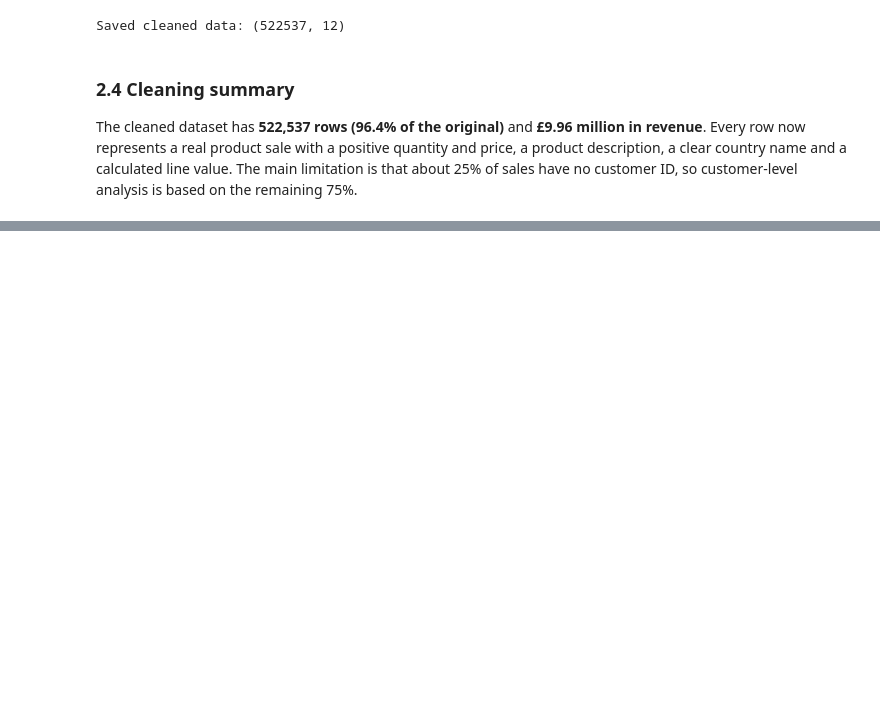
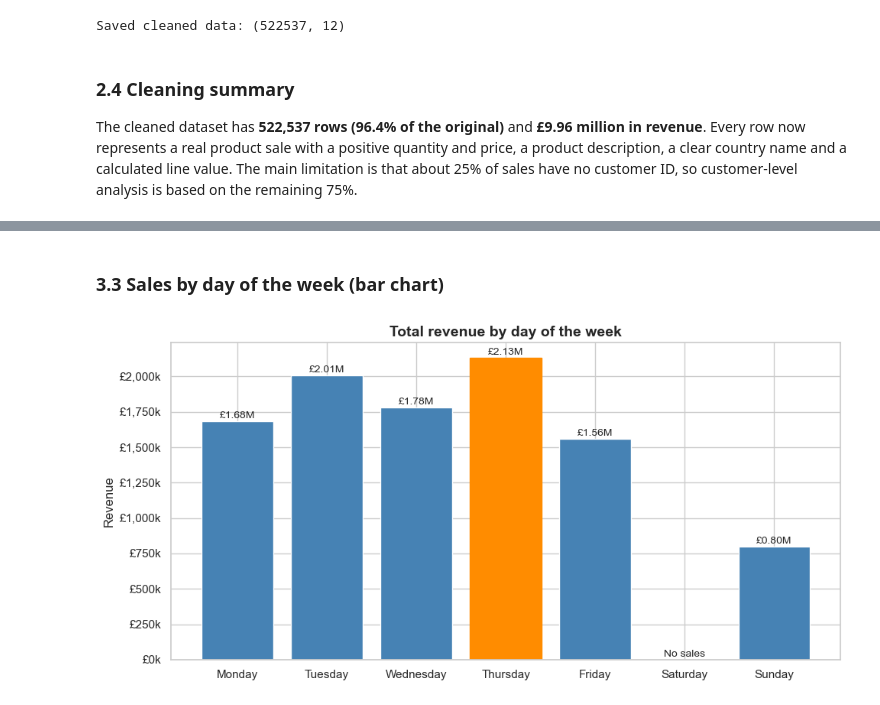
Before and after one commit to Enne08/online-retail-dashboard, a Jupyter notebook: online_retail_analysis.ipynb, the cells around one changed output, grey strips where cells are left out. Drawn from its saved outputs; the diff is of its cells as text; code cells hidden in the pictures; blank space fills up the shorter version.

```diff
--- a/online_retail_analysis.ipynb
+++ b/online_retail_analysis.ipynb
@@ -327,0 +433,22 @@ The cleaned dataset has **522,537 rows (96.4% of the original)** and **£9.96 mi
+# %% [markdown]
+### 3.3 Sales by day of the week (bar chart)
+# %%
+day_order = ["Monday", "Tuesday", "Wednesday", "Thursday", "Friday", "Saturday", "Sunday"]
+by_day = sales.groupby("DayOfWeek")["TotalPrice"].sum().reindex(day_order, fill_value=0)
+
+fig, ax = plt.subplots(figsize=(10, 5))
+bars = ax.bar(by_day.index, by_day.values, color="steelblue")
+bars[by_day.values.argmax()].set_color("darkorange")
+
+for bar in bars:
+    h = bar.get_height()
+    ax.text(bar.get_x() + bar.get_width() / 2, h + 20000,
+            f"£{h/1e6:.2f}M" if h > 0 else "No sales", ha="center", fontsize=10)
+
+ax.yaxis.set_major_formatter(mticker.FuncFormatter(lambda v, p: f"£{v/1000:,.0f}k"))
+ax.set_title("Total revenue by day of the week", fontsize=14, weight="bold")
+ax.set_ylabel("Revenue")
+plt.tight_layout()
+plt.show()
+# %% [output]
+[figure, added]
```
Also changed, not shown: parts of 11 cells of this notebook.
